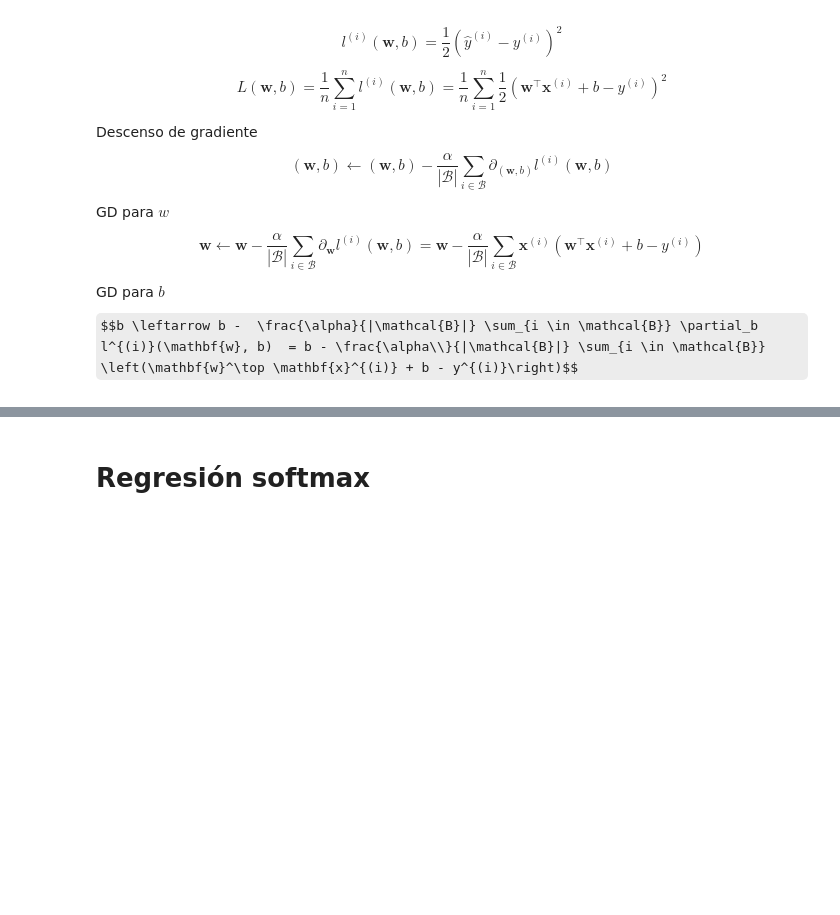
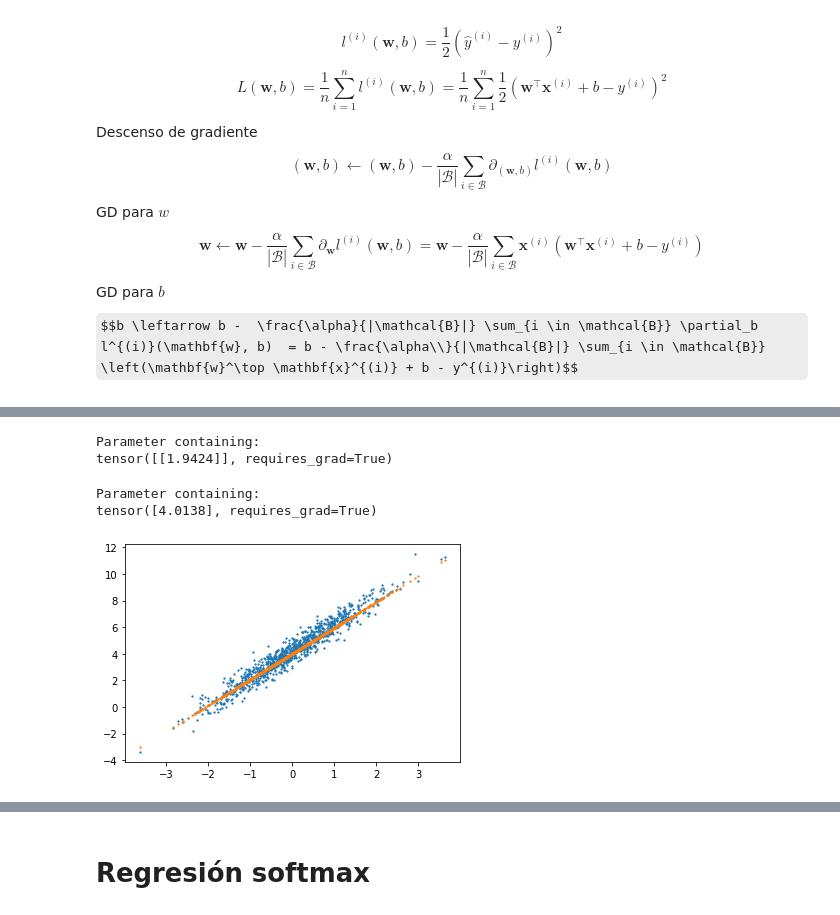
Before and after one commit to ramajoballester/mil_deeplearning, a Jupyter notebook: 1_introduccion.ipynb, the cells around one changed output, grey strips where cells are left out. Saved outputs shown, nothing was run; the diff lists cells and outputs as text; code cells hidden in the pictures; some formulas as TeX source; blank space fills up the shorter version.

```diff
--- a/1_introduccion.ipynb
+++ b/1_introduccion.ipynb
@@ -272,22 +276,22 @@ batch_size = 32
 # %%
-# Implementación
-true_w = torch.Tensor([2.0])
-true_b = torch.Tensor([4.2])
+true_w = torch.tensor([2.0])
+true_b = 4.2
 noise = 0.5
-torch.manual_seed(1)
-x_train, y_train = synthetic_data(true_w, true_b, noise, 1000)
+features, labels = synthetic_data(true_w, true_b, noise, 1000)
 
-dataset = torch.utils.data.TensorDataset(x_train, y_train)
+dataset = torch.utils.data.TensorDataset(features, labels)
 dataloader = torch.utils.data.DataLoader(dataset, batch_size, shuffle=True)
 # %%
 class LinReg(nn.Module):
     '''
-    Modelo de Regresión Lineal
+    Modelo de regresión lineal
     '''
 
+    # Constructor (puede incluir parámetros para la inicialización)
     def __init__(self):
-        super().__init__()
+        super(LinReg, self).__init__()
         self.linear = nn.Linear(1, 1)
 
     def forward(self, x):
-        return self.linear(x)
+        out = self.linear(x)
+        return out
@@ -326 +331,16 @@ Epoch 4, loss: 0.2715857923030853
+# %%
+model.linear.weight
+# %% [output]
+Parameter containing:
+tensor([[1.9424]], requires_grad=True)
+# %%
+model.linear.bias
+# %% [output]
+Parameter containing:
+tensor([4.0138], requires_grad=True)
+# %%
+plt.scatter(features, labels, s=1.5);
+plt.scatter(features, model(features).detach(), s=1.5);
+# %% [output]
+[figure, added]
 # %% [markdown]
```
Also changed, not shown: parts of 126 cells of this notebook.
